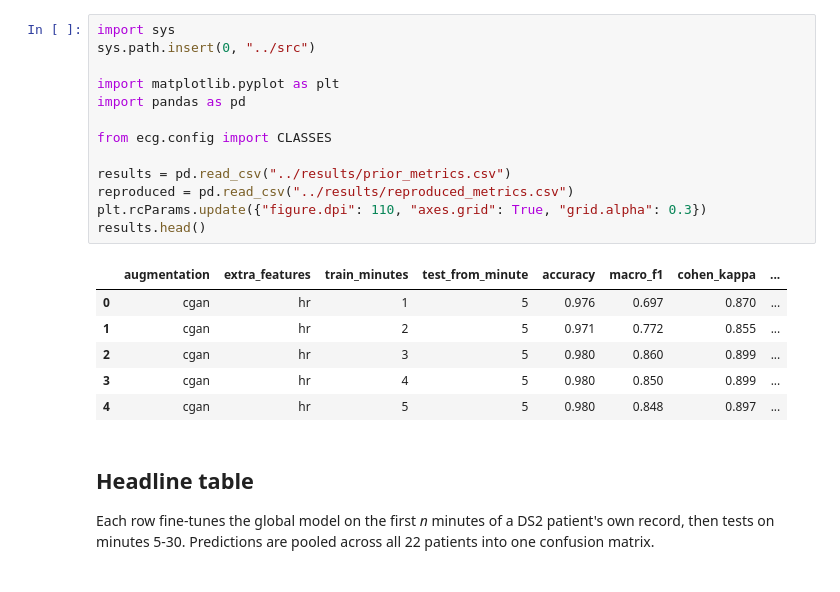
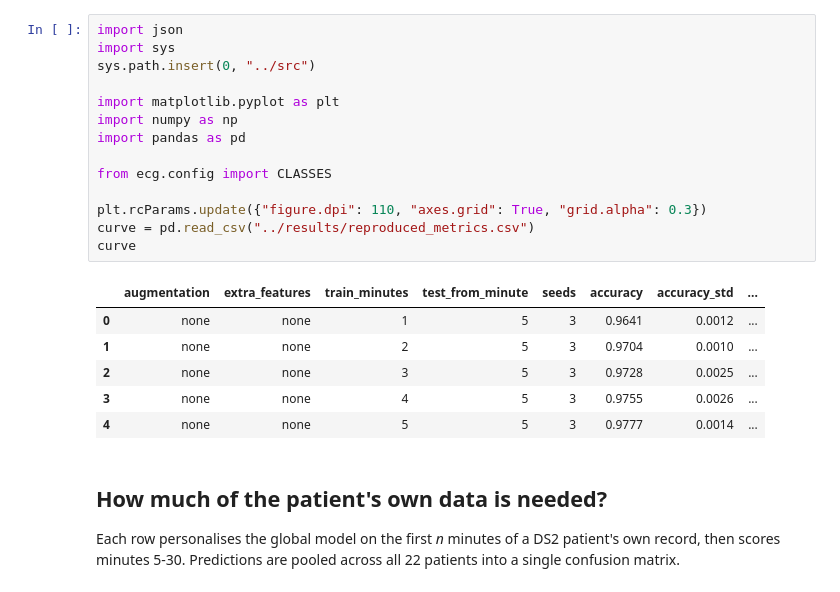
Before and after one commit to andrelopes2001/patient-specific-ecg-classification, a Jupyter notebook: notebooks/02_results.ipynb, the cells around one changed output. Cells and saved outputs as stored; diff of their text form.

```diff
--- a/notebooks/02_results.ipynb
+++ b/notebooks/02_results.ipynb
@@ -13,26 +15,27 @@ Two sources of numbers, kept distinct:
 # %%
+import json
 import sys
 sys.path.insert(0, "../src")
 
 import matplotlib.pyplot as plt
+import numpy as np
 import pandas as pd
 
 from ecg.config import CLASSES
 
-results = pd.read_csv("../results/prior_metrics.csv")
-reproduced = pd.read_csv("../results/reproduced_metrics.csv")
 plt.rcParams.update({"figure.dpi": 110, "axes.grid": True, "grid.alpha": 0.3})
-results.head()
+curve = pd.read_csv("../results/reproduced_metrics.csv")
+curve
 # %% [output]
-|  | augmentation | extra_features | train_minutes | test_from_minute | accuracy | macro_f1 | cohen_kappa | ... |
-| 0 | cgan | hr | 1 | 5 | 0.976 | 0.697 | 0.870 | ... |
-| 1 | cgan | hr | 2 | 5 | 0.971 | 0.772 | 0.855 | ... |
-| 2 | cgan | hr | 3 | 5 | 0.980 | 0.860 | 0.899 | ... |
-| 3 | cgan | hr | 4 | 5 | 0.980 | 0.850 | 0.899 | ... |
-| 4 | cgan | hr | 5 | 5 | 0.980 | 0.848 | 0.897 | ... |
+|  | augmentation | extra_features | train_minutes | test_from_minute | seeds | accuracy | accuracy_std | ... |
+| 0 | none | none | 1 | 5 | 3 | 0.9641 | 0.0012 | ... |
+| 1 | none | none | 2 | 5 | 3 | 0.9704 | 0.0010 | ... |
+| 2 | none | none | 3 | 5 | 3 | 0.9728 | 0.0025 | ... |
+| 3 | none | none | 4 | 5 | 3 | 0.9755 | 0.0026 | ... |
+| 4 | none | none | 5 | 5 | 3 | 0.9777 | 0.0014 | ... |
 # %% [markdown]
-## Headline table
+## How much of the patient's own data is needed?
 
-Each row fine-tunes the global model on the first *n* minutes of a DS2 patient's
-own record, then tests on minutes 5-30. Predictions are pooled across all 22
-patients into one confusion matrix.
+Each row personalises the global model on the first *n* minutes of a DS2
+patient's own record, then scores minutes 5-30. Predictions are pooled across
+all 22 patients into a single confusion matrix.
```
Also changed, not shown: parts of 20 cells of this notebook, 13 other files.
